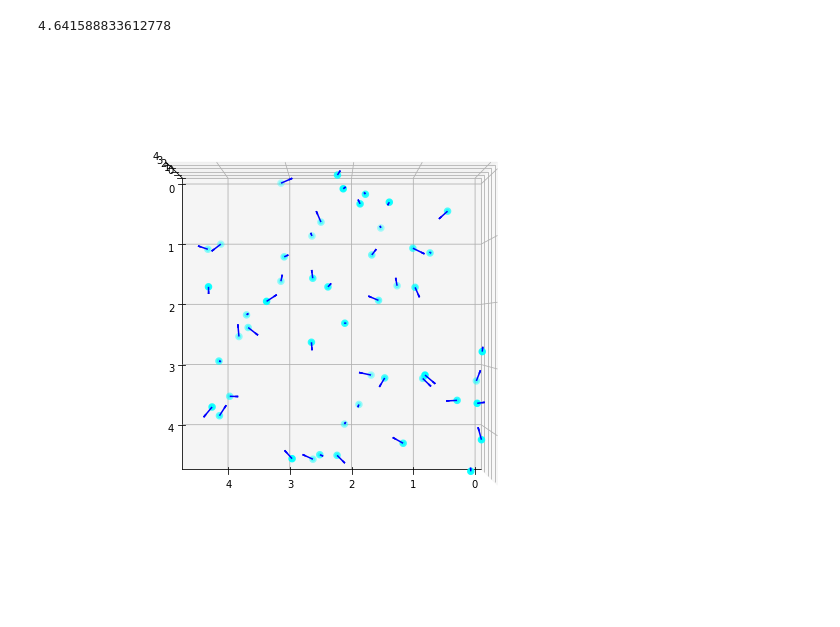
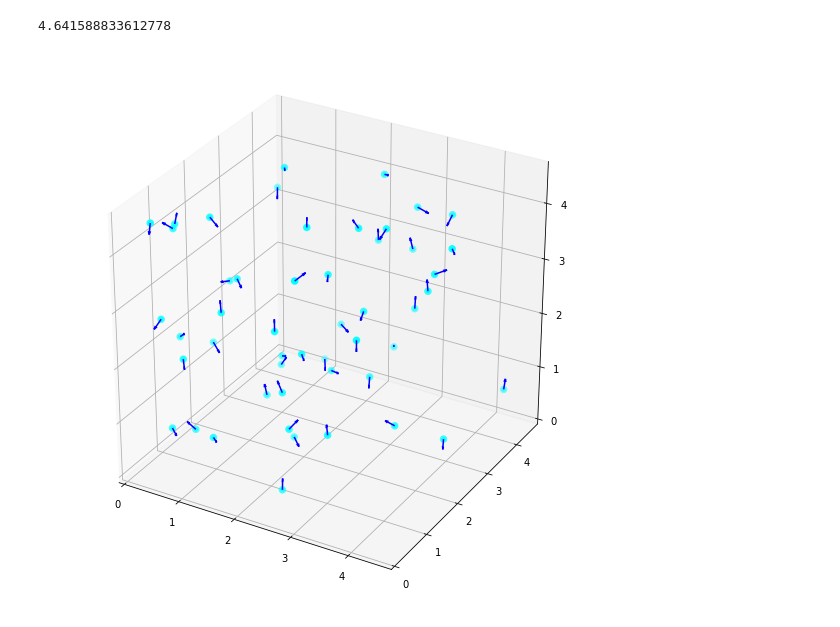
Before and after one commit to fpakpour/FatemehRep, a Jupyter notebook: 3D_Flocking_noise_1.ipynb, the cells around one changed output. Cells and saved outputs as stored; diff of their text form; code cells hidden in the pictures.

```diff
--- a/3D_Flocking_noise_1.ipynb
+++ b/3D_Flocking_noise_1.ipynb
@@ -51,39 +51,39 @@ theta=np.random.uniform(low=0, high=np.pi, size=N)
 phi=np.random.uniform(low=0, high=2*(np.pi), size=N)
 
 fig = plt.figure(figsize=[10,10])
-ax = fig.add_subplot(projection=Axes3D.name)
-ax.view_init(90, 90)
+ax = fig.add_subplot(projection='3d')
+#ax.view_init(90, 90)
 ax.scatter(x,y,z,linewidths=3, color='cyan')
 
 u_x=2*u*np.sin(theta)*np.cos(phi)
 u_y=2*u*np.sin(theta)*np.sin(phi)
 u_z=2*u*np.cos(theta)
 
 
 ax.quiver(x, y, z,u_x, u_y,u_z, color='blue')
 
 plt.xlim(0,Lo)
 plt.ylim(0,Lo)
 ax.set_zlim3d([0,Lo])
 
 if strict==False:
     if CHM==True:
         plt.savefig('D:\Fatemeh\Complex_system\Active_matter\Collaboration\PBC_3D\CHM/frame_CHM0.jpg')
     elif VEM==True:
         plt.savefig('D:\Fatemeh\Complex_system\Active_matter\Collaboration\PBC_3D\VEM/frame_VEM0.jpg')
     elif SHM==True:
         plt.savefig('D:\Fatemeh\Complex_system\Active_matter\Collaboration\PBC_3D\SHM/frame_SHM0.jpg')
     else:
         plt.savefig('D:\Fatemeh\Complex_system\Active_matter\Collaboration\PBC_3D\DHM/frame_DHM0.jpg')
 else:
     if SHMZ==True:
          plt.savefig('D:\Fatemeh\Complex_system\Active_matter\Collaboration\PBC_3D\SHMZ/frame_SHMZ0.jpg')
     else:
          plt.savefig('D:\Fatemeh\Complex_system\Active_matter\Collaboration\PBC_3D\DHMZ/frame_DHMZ0.jpg')
 
 plt.show()
 # %% [output]
-[figure, old version]
+[figure, new version]
 # %%
 for k in range(T):
 
```
Also changed, not shown: parts of 1 cell of this notebook.
